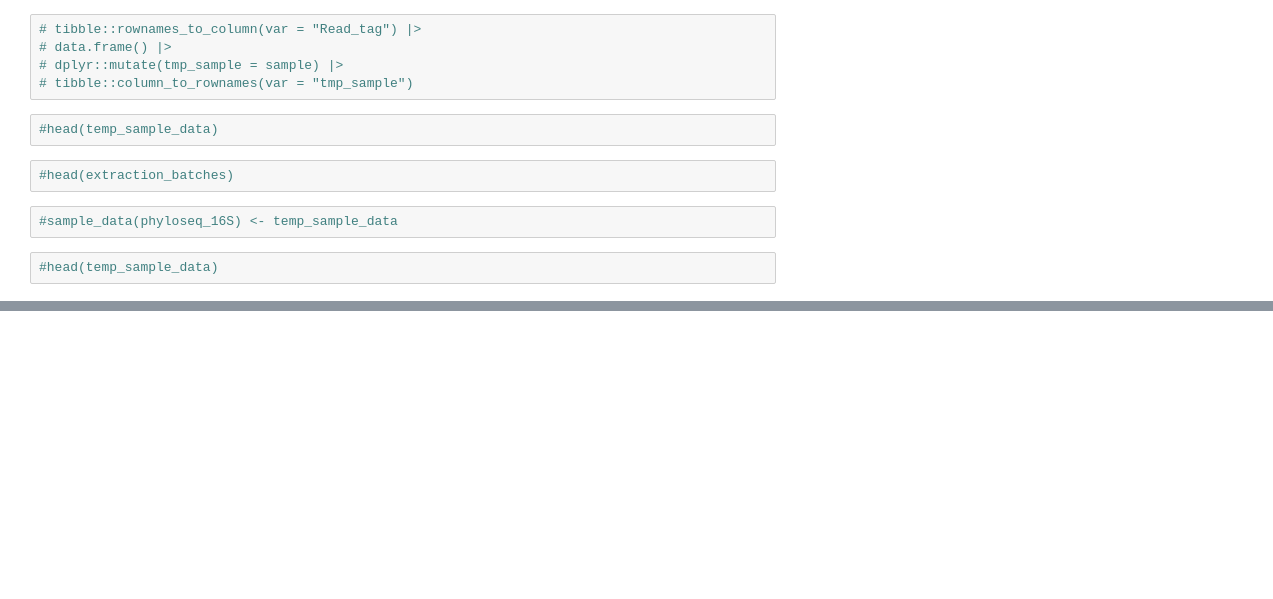
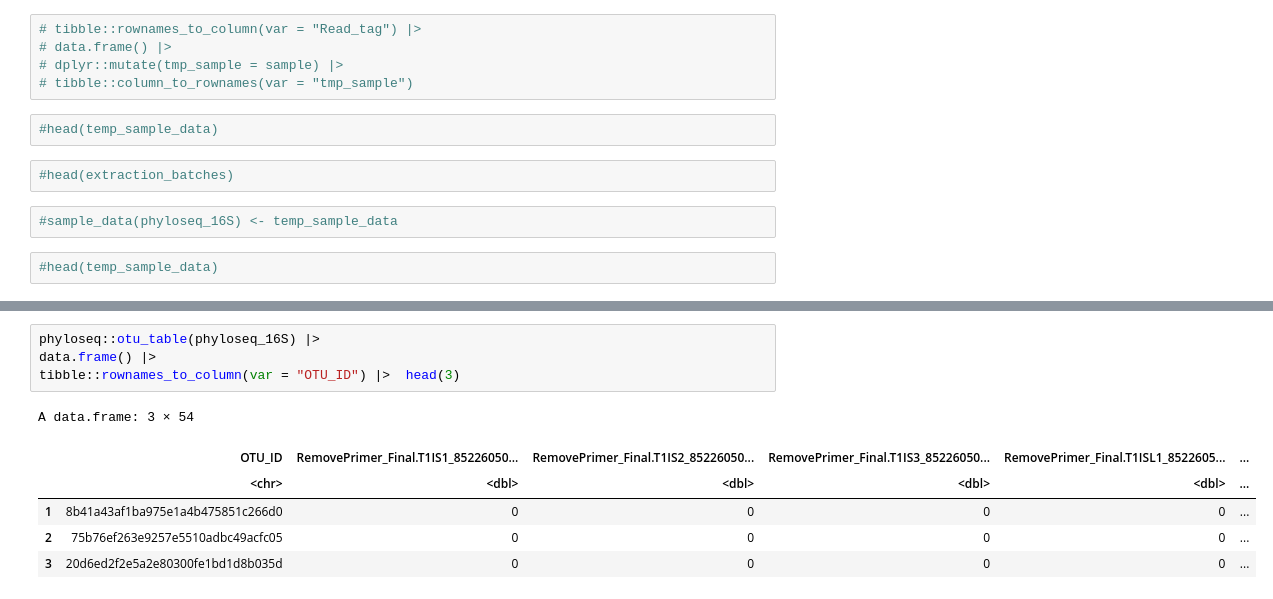
Before and after one commit to PiscatorX/Skunkworks, a Jupyter notebook: Batch_microdecontam/batch_decontam.ipynb, the cells around one changed output, grey strips where cells are left out. Saved outputs shown, nothing was run; the diff lists cells and outputs as text; blank space fills up the shorter version.

Commit message:
add phyloseq object handling

```diff
--- a/Batch_microdecontam/batch_decontam.ipynb
+++ b/Batch_microdecontam/batch_decontam.ipynb
@@ -132,0 +181,11 @@ lapply(unique(extraction_batches$batch), function(current_batch) {
+# %%
+phyloseq::otu_table(phyloseq_16S) |>
+data.frame() |>
+tibble::rownames_to_column(var = "OTU_ID") |>  head(3)
+# %% [output]
+A data.frame: 3 × 54
+|  | OTU_ID | RemovePrimer_Final.T1IS1_85226050... | RemovePrimer_Final.T1IS2_85226050... | RemovePrimer_Final.T1IS3_85226050... | RemovePrimer_Final.T1ISL1_8522605... | ... |
+|  | <chr> | <dbl> | <dbl> | <dbl> | <dbl> | ... |
+| 1 | 8b41a43af1ba975e1a4b475851c266d0 | 0 | 0 | 0 | 0 | ... |
+| 2 | 75b76ef263e9257e5510adbc49acfc05 | 0 | 0 | 0 | 0 | ... |
+| 3 | 20d6ed2f2e5a2e80300fe1bd1d8b035d | 0 | 0 | 0 | 0 | ... |
```
Also changed, not shown: parts of 16 cells of this notebook.
